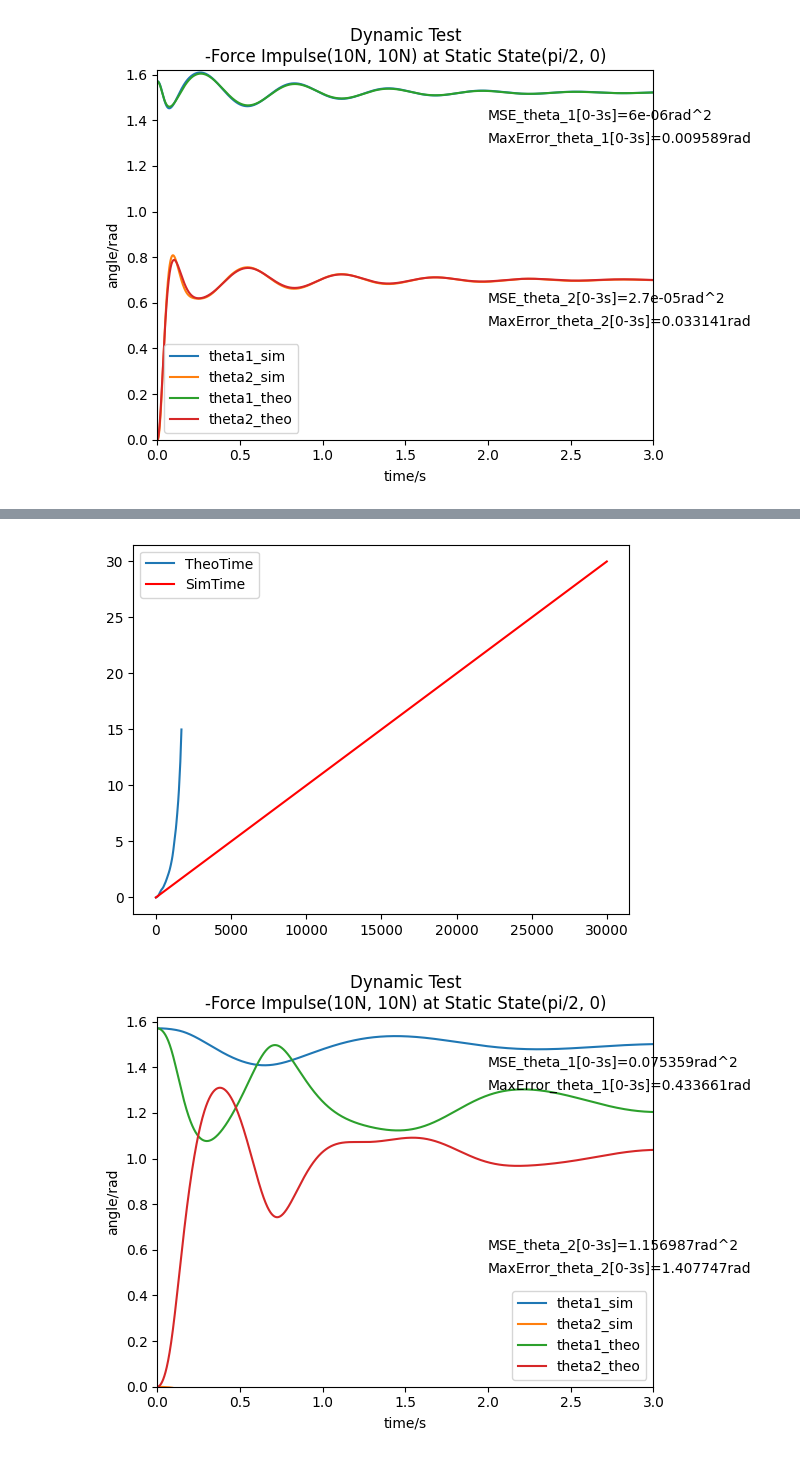
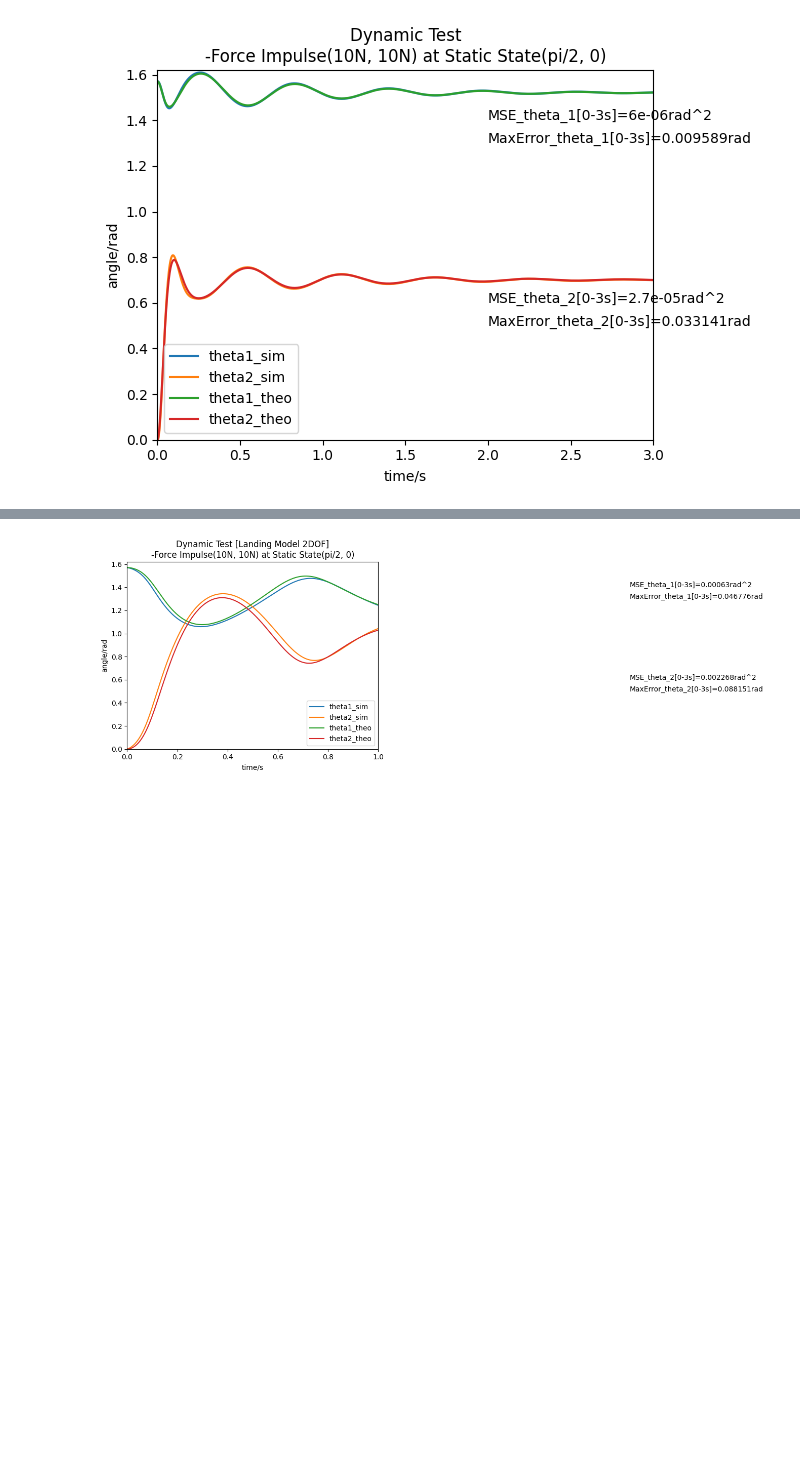
Before and after one commit to fly-pigTH/EquiMus, a Jupyter notebook: src/AtoB.ipynb, the cells around one changed output, grey strips where cells are left out. Saved outputs shown, nothing was run; the diff lists cells and outputs as text; code cells hidden in the pictures; blank space fills up the shorter version.

Commit message:
Landing 单点 误差有点大

```diff
--- a/src/AtoB.ipynb
+++ b/src/AtoB.ipynb
@@ -61,7 +61,7 @@ plt.show()
 # Landing Model 2DOF 单点动力学
 
 # 创建图形和三维轴
-sim_data = np.load("../data/Exp-landing 10-20N Force Pulse-20250103_012737/StaticState_list.npy")
+sim_data = np.load("../data/Exp-landing 10-20N Force Pulse-20250103_013557/StaticState_list.npy")
 
 t = scipy.io.loadmat("../AtoBMatlab/landing/data/t.mat")['t']
 Xt = scipy.io.loadmat("../AtoBMatlab/landing/data/Xt.mat")['Xt']
@@ -71,12 +71,12 @@ theta_2 = Xt[:, 1]
 plt.plot(t, theta_1, label="theta1_theo")
 # sim_data: 0-F1, 1-F2, 2-time, 3-Hori, 4-Connec, 5-Theta1, 6-Theta2
 plt.plot(sim_data[:,2], sim_data[:,5]+math.pi/2, label="theta1_sim")
-plt.legend()
 plt.show()
 
 plt.plot(t, theta_2, label="theta2_theo")
 # sim_data: 0-F1, 1-F2, 2-time, 3-Hori, 4-Connec, 5-Theta1, 6-Theta2
 plt.plot(sim_data[:,2], sim_data[:,6], label="theta2_sim")
 plt.legend()
+plt.xlim([0, 3])
 plt.show
 # %% [output]
@@ -86,46 +86,36 @@ plt.show
 # %%
-theta_1 = Xt[:, 0]
-theta_2 = Xt[:, 1]
-
-# 时间并没有对齐
-plt.plot(t, label="TheoTime")
-plt.plot(sim_data[:,2], 'r', label="SimTime")
-plt.legend()
-plt.show()
-
-plt.plot(sim_data[:,2], sim_data[:,3]+math.pi/2, label="theta1_sim")
-plt.plot(sim_data[:,2], sim_data[:,4], label="theta2_sim")
+plt.plot(sim_data[:,2], sim_data[:,5]+math.pi/2, label="theta1_sim")
+plt.plot(sim_data[:,2], sim_data[:,6], label="theta2_sim")
 plt.plot(t, theta_1, label="theta1_theo")
 plt.plot(t, theta_2, label="theta2_theo")
 plt.legend()
 plt.xlabel("time/s")
 plt.ylabel("angle/rad")
-plt.xlim([0, 3])
+plt.xlim([0, 1])
 plt.ylim([0, 1.62])
 
 
 # cal the MSE: 需要使用插值计算： 考虑[0-4s]区间
-t_intervel = np.linspace(0, 3, 300)
-theta1_sim_intervel = np.interp(t_intervel, sim_data[:,2], sim_data[:,3]+math.pi/2)
-theta2_sim_intervel = np.interp(t_intervel, sim_data[:,2], sim_data[:,4])
+t_intervel = np.linspace(0, 1, 800)
+theta1_sim_intervel = np.interp(t_intervel, sim_data[:,2], sim_data[:,5]+math.pi/2)
+theta2_sim_intervel = np.interp(t_intervel, sim_data[:,2], sim_data[:,6])
 theta1_theo_intervel = np.interp(t_intervel, t.flatten(), theta_1.flatten())
 theta2_theo_intervel = np.interp(t_intervel, t.flatten(), theta_2.flatten())
 
 mse_theta1 = np.mean(np.square(theta1_sim_intervel-theta1_theo_intervel))
 mse_theta2 = np.mean(np.square(theta2_sim_intervel-theta2_theo_intervel))
 maxerror_theta1 = np.max(np.abs(theta1_sim_intervel-theta1_theo_intervel))
 maxerror_theta2 = np.max(np.abs(theta2_sim_intervel-theta2_theo_intervel))
 
 
 plt.text(2, 1.4, f"MSE_theta_1[0-3s]={round(mse_theta1, 6)}rad^2")
 plt.text(2, 1.3, f"MaxError_theta_1[0-3s]={round(maxerror_theta1, 6)}rad")
 plt.text(2, 0.6, f"MSE_theta_2[0-3s]={round(mse_theta2, 6)}rad^2")
 plt.text(2, 0.5, f"MaxError_theta_2[0-3s]={round(maxerror_theta2, 6)}rad")
 
 
-plt.title("Dynamic Test\n-Force Impulse(10N, 10N) at Static State(pi/2, 0)")
+plt.title("Dynamic Test [Landing Model 2DOF]\n-Force Impulse(10N, 10N) at Static State(pi/2, 0)")
 
 plt.show()
 # %% [output]
-[figure, old version]
+[figure, new version]
-[figure, removed]
```
Also changed, not shown: parts of 1 cell of this notebook, 2 other files.
